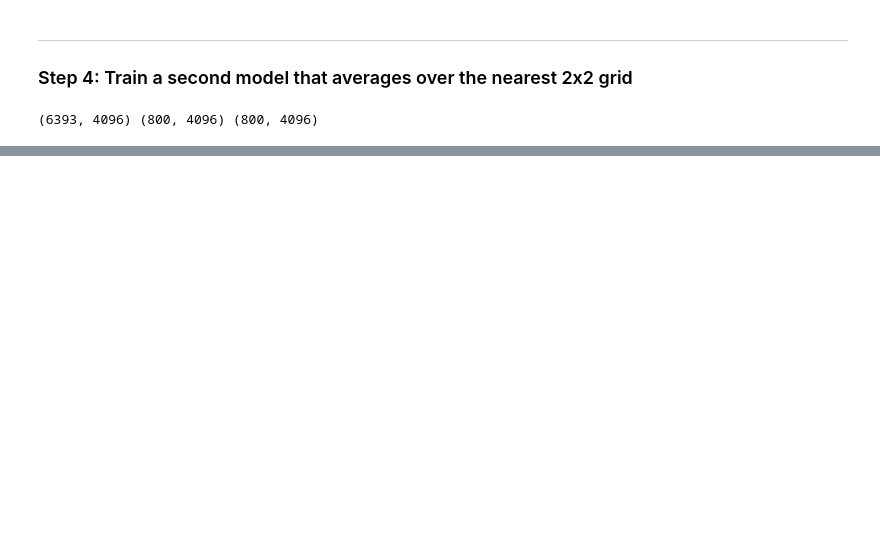
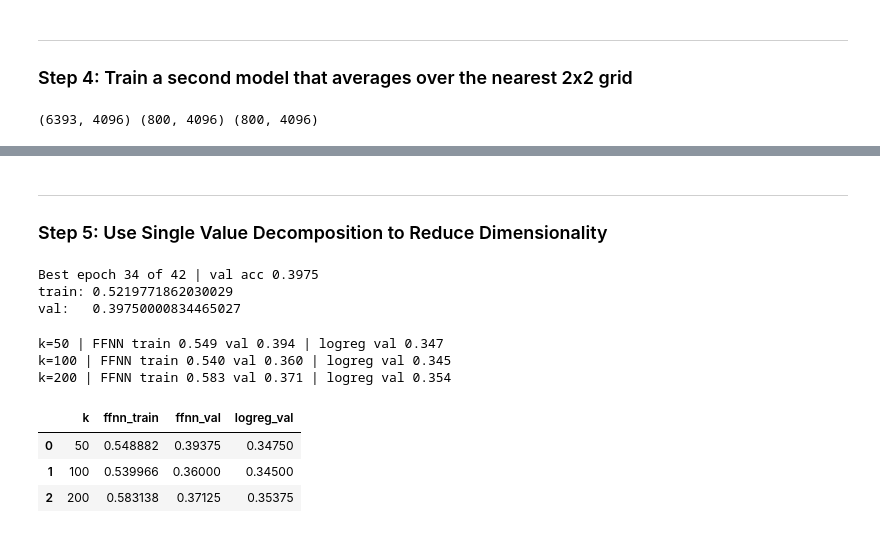
Before and after one commit to cyrustaba/datasci-207-final-project, a Jupyter notebook: notebooks/Model_01_FFNN.ipynb, the cells around one changed output, grey strips where cells are left out. Saved outputs shown, nothing was run; the diff lists cells and outputs as text; code cells hidden in the pictures; blank space fills up the shorter version.

```diff
--- a/notebooks/Model_01_FFNN.ipynb
+++ b/notebooks/Model_01_FFNN.ipynb
@@ -203,0 +204,3 @@ val:   0.3449999988079071
+# %% [markdown]
+---
+### Step 5: Use Single Value Decomposition to Reduce Dimensionality
@@ -203,0 +218,76 @@ val:   0.3449999988079071
+# %%
+model_pca = build_model(
+    n_classes=len(np.unique(y_train)),
+    num_features=X_train_min.shape[1],
+    hidden_layer_sizes=[128],
+    activation='relu',
+    optimizer='Adam',
+    learning_rate=5e-4,
+    metric='accuracy',
+)
+early = tf.keras.callbacks.EarlyStopping(
+    monitor="val_loss", patience=8, restore_best_weights=True)
+
+history_pca = model_pca.fit(X_train_min, y_train, epochs=200, batch_size=32,
+                        validation_data=(X_val_min, y_val),
+                        callbacks=[early], verbose=0)
+
+best = int(np.argmin(history_pca.history['val_loss']))
+print('Best epoch %d of %d | val acc %.4f'
+      % (best + 1, len(history_pca.history['val_loss']),
+         history_pca.history['val_accuracy'][best]))
+
+# Fair comparison: both evaluated with dropout off
+print("train:", model_pca.evaluate(X_train_min, y_train, verbose=0)[1])
+print("val:  ", model_pca.evaluate(X_val_min,   y_val,   verbose=0)[1])
+# %% [output]
+Best epoch 34 of 42 | val acc 0.3975
+train: 0.5219771862030029
+val:   0.39750000834465027
+# %%
+from sklearn.linear_model import LogisticRegression
+
+n_classes = len(np.unique(y_train))
+
+# PCA on band-standardized data, fit once at max k
+pca = PCA(n_components=400, svd_solver="randomized", random_state=0)
+pca.fit(Xs_train)
+Z_tr = pca.transform(Xs_train)
+Z_va = pca.transform(Xs_val)
+
+# unit-variance each component using train stats (same as whiten=True)
+zs = Z_tr.std(axis=0) + 1e-8
+Z_tr, Z_va = Z_tr / zs, Z_va / zs
+
+results = []
+dropout = 0.5
+hidden_layer_sizes = [128]
+
+for k in [50, 100, 200]:
+    Ztr, Zva = Z_tr[:, :k], Z_va[:, :k]
+
+    logreg = LogisticRegression(max_iter=3000, C=0.1).fit(Ztr, y_train)
+    lr_val = logreg.score(Zva, y_val)
+
+    m = build_model(n_classes, k, hidden_layer_sizes=hidden_layer_sizes,
+                    learning_rate=1e-3, metric='accuracy', dropout=dropout)
+    early = tf.keras.callbacks.EarlyStopping(
+        monitor="val_loss", patience=8, restore_best_weights=True)
+    m.fit(Ztr, y_train, epochs=200, batch_size=32,
+          validation_data=(Zva, y_val), callbacks=[early], verbose=0)
+
+    results.append((k,
+                    m.evaluate(Ztr, y_train, verbose=0)[1],
+                    m.evaluate(Zva, y_val, verbose=0)[1],
+                    lr_val))
+    print("k=%d | FFNN train %.3f val %.3f | logreg val %.3f" % results[-1])
+
+pd.DataFrame(results, columns=["k", "ffnn_train", "ffnn_val", "logreg_val"])
+# %% [output]
+k=50 | FFNN train 0.549 val 0.394 | logreg val 0.347
+k=100 | FFNN train 0.540 val 0.360 | logreg val 0.345
+k=200 | FFNN train 0.583 val 0.371 | logreg val 0.354
+|  | k | ffnn_train | ffnn_val | logreg_val |
+| 0 | 50 | 0.548882 | 0.39375 | 0.34750 |
+| 1 | 100 | 0.539966 | 0.36000 | 0.34500 |
+| 2 | 200 | 0.583138 | 0.37125 | 0.35375 |
```
Also changed, not shown: parts of 11 cells of this notebook, 1 other file.
